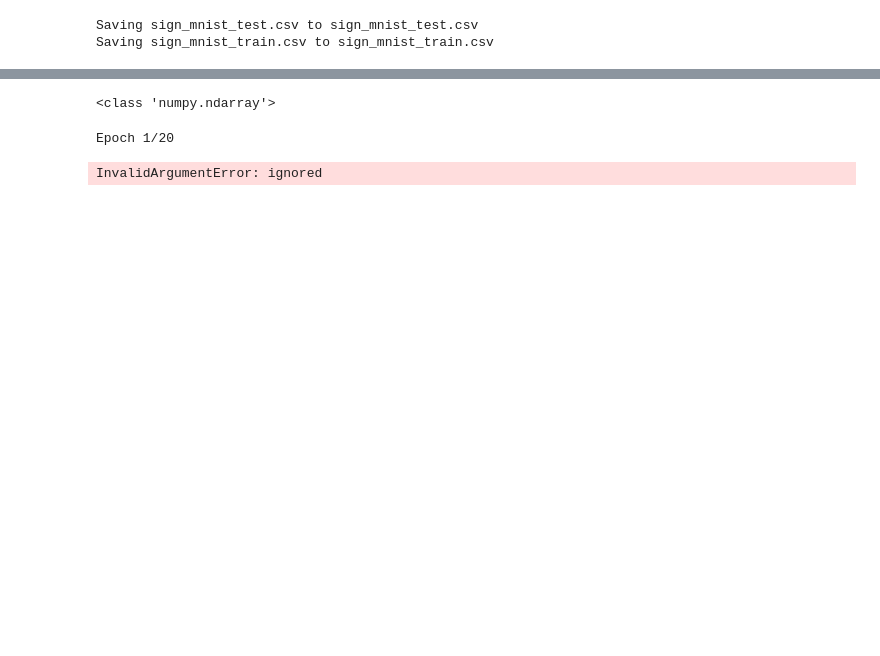
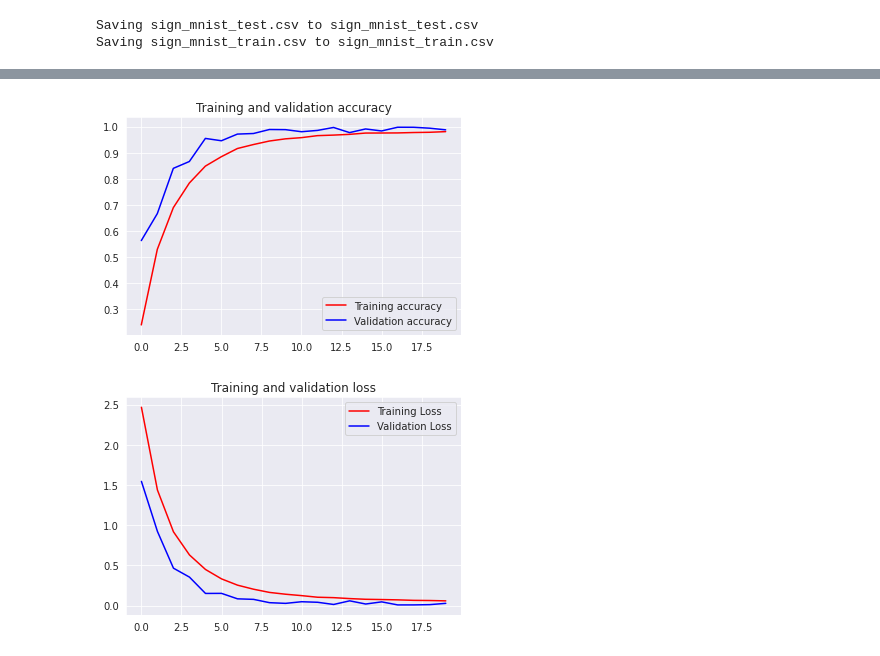
Before and after one commit to kev-luo/tensorflow-course, a Jupyter notebook: Exercises/Exercise 8 - Multiclass with Signs/Exercise 8 - Question.ipynb, the cells around one changed output, grey strips where cells are left out. Cells and saved outputs as stored; diff of their text form; code cells hidden in the pictures; blank space fills up the shorter version.

```diff
--- a/Exercises/Exercise 8 - Multiclass with Signs/Exercise 8 - Question.ipynb
+++ b/Exercises/Exercise 8 - Multiclass with Signs/Exercise 8 - Question.ipynb
@@ -32,0 +85,3 @@ Saving sign_mnist_train.csv to sign_mnist_train.csv
+# %%
+train_x = preprocess_image(train_data.values)
+test_x = preprocess_image(test_data.values)
@@ -32,0 +92,16 @@ Saving sign_mnist_train.csv to sign_mnist_train.csv
+# %%
+datagen = ImageDataGenerator(
+    featurewise_center=False,  # set input mean to 0 over the dataset
+    samplewise_center=False,  # set each sample mean to 0
+    featurewise_std_normalization=False,  # divide inputs by std of the dataset
+    samplewise_std_normalization=False,  # divide each input by its std
+    zca_whitening=False,  # apply ZCA whitening
+    rotation_range=10,  # randomly rotate images in the range (degrees, 0 to 180)
+    zoom_range = 0.1, # Randomly zoom image
+    width_shift_range=0.1,  # randomly shift images horizontally (fraction of total width)
+    height_shift_range=0.1,  # randomly shift images vertically (fraction of total height)
+    horizontal_flip=False,  # randomly flip images
+    vertical_flip=False # randomly flip images
+)
+
+datagen.fit(train_x)
@@ -32,0 +136,4 @@ Saving sign_mnist_train.csv to sign_mnist_train.csv
+# %%
+history = model.fit(datagen.flow(train_x, y_train, batch_size=128),
+                    epochs=20,
+                    validation_data=(test_x, y_test))
@@ -190,24 +243,0 @@ model.compile(loss='categorical_crossentropy', optimizer='rmsprop', metrics=['ac
-# %%
-training_images2 = np.array(training_images, copy=True)
-training_labels2 = np.array(training_labels, copy=True)
-
-# Create an ImageDataGenerator and do Image Augmentation
-train_datagen = ImageDataGenerator(
-    rescale = 1./255,
-    rotation_range=40,
-    width_shift_range=0.2,
-    height_shift_range=0.2,
-    shear_range=0.2,
-    zoom_range=0.2,
-    horizontal_flip=True,
-    fill_mode='nearest',
-    validation_split=0.2
-  )
-
-validation_datagen = ImageDataGenerator(
-    rescale=1./255)
-
-train_datagen.fit(training_images)
-print(type(training_images))
-# %% [output]
-<class 'numpy.ndarray'>
@@ -223,41 +244,43 @@ validation_generator = train_datagen.flow(training_images2, training_labels2, ba
 # %%
+# Define the model
+# Use no more than 2 Conv2D and 2 MaxPooling2D
+model = tf.keras.models.Sequential([
+    # Your Code Here
+    )
 
+# Compile Model.
+model.compile(# Your Code Here)
 
 # Train the Model
-history = model.fit(training_generator,
-                              validation_data=validation_generator,
-                              steps_per_epoch=len(training_generator)//20,
-                              validation_steps=len(validation_generator)//20,
-                              epochs=20,
-                              callbacks=[earlystopping])
+history = model.fit(# Your Code Here)
 
 model.evaluate(testing_images, testing_labels)
 
 # The output from model.evaluate should be close to:
 [6.92426086682151, 0.56609035]
-# %% [output]
-Epoch 1/20
-InvalidArgumentError: ignored
 # %%
 # Plot the chart for accuracy and loss on both training and validation
 
 import matplotlib.pyplot as plt
-acc = # Your Code Here
-val_acc = # Your Code Here
-loss = # Your Code Here
-val_loss = # Your Code Here
+acc = history.history['accuracy']
+val_acc = history.history['val_accuracy']
+loss = history.history['loss']
+val_loss = history.history['val_loss']
 
 epochs = range(len(acc))
 
 plt.plot(epochs, acc, 'r', label='Training accuracy')
 plt.plot(epochs, val_acc, 'b', label='Validation accuracy')
 plt.title('Training and validation accuracy')
 plt.legend()
 plt.figure()
 
 plt.plot(epochs, loss, 'r', label='Training Loss')
 plt.plot(epochs, val_loss, 'b', label='Validation Loss')
 plt.title('Training and validation loss')
 plt.legend()
 
 plt.show()
+# %% [output]
+[figure, added]
+[figure, added]
```
Also changed, not shown: parts of 25 cells of this notebook.
